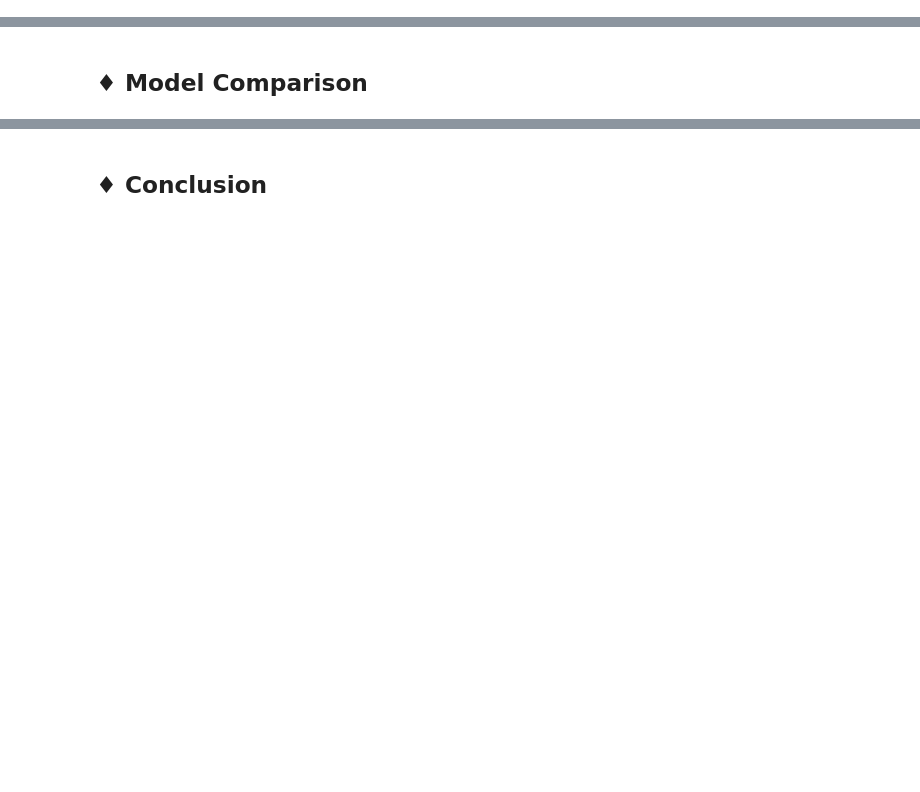
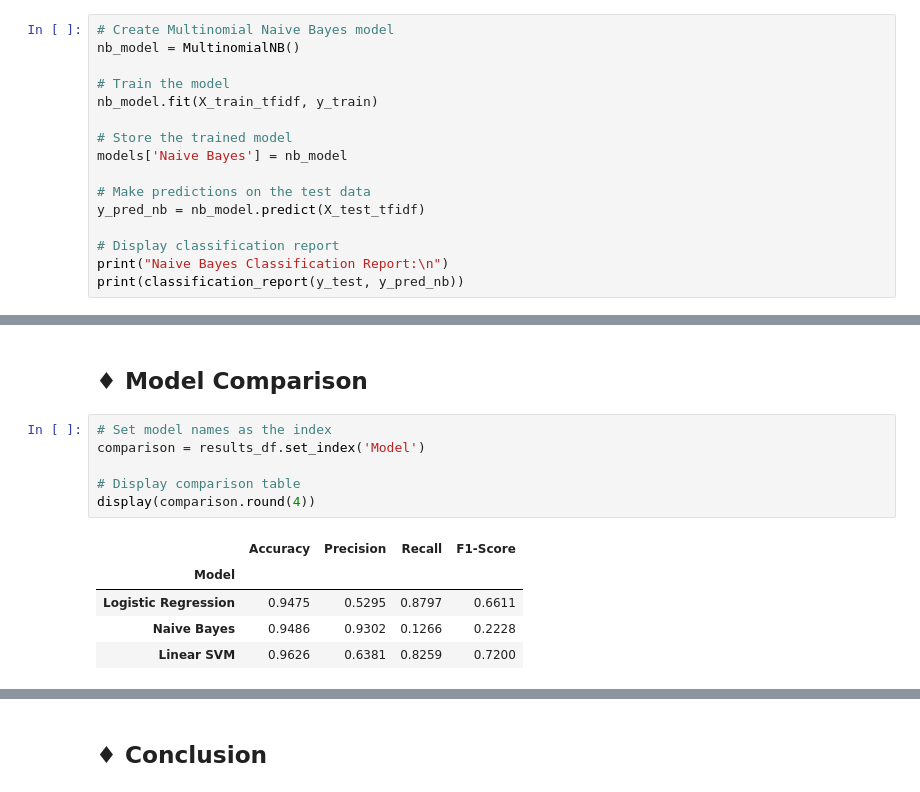
Before and after one commit to SruthiGS-Gito/Amazon-Customer-Review, a Jupyter notebook: Amazon_Consumer_Reviews.ipynb, the cells around one changed output, grey strips where cells are left out. Saved outputs shown, nothing was run; the diff lists cells and outputs as text; blank space fills up the shorter version.

```diff
--- a/Amazon_Consumer_Reviews.ipynb
+++ b/Amazon_Consumer_Reviews.ipynb
@@ -484,2 +527,18 @@ X_test_tfidf = tfidf.transform(X_test)
 # %% [markdown]
 ## ♦ Naive Bayes
+# %%
+# Create Multinomial Naive Bayes model
+nb_model = MultinomialNB()
+
+# Train the model
+nb_model.fit(X_train_tfidf, y_train)
+
+# Store the trained model
+models['Naive Bayes'] = nb_model
+
+# Make predictions on the test data
+y_pred_nb = nb_model.predict(X_test_tfidf)
+
+# Display classification report
+print("Naive Bayes Classification Report:\n")
+print(classification_report(y_test, y_pred_nb))
@@ -490,2 +674,14 @@ X_test_tfidf = tfidf.transform(X_test)
 # %% [markdown]
 ## ♦ Model Comparison
+# %%
+# Set model names as the index
+comparison = results_df.set_index('Model')
+
+# Display comparison table
+display(comparison.round(4))
+# %% [output]
+|  | Accuracy | Precision | Recall | F1-Score |
+| Model |  |  |  |  |
+| Logistic Regression | 0.9475 | 0.5295 | 0.8797 | 0.6611 |
+| Naive Bayes | 0.9486 | 0.9302 | 0.1266 | 0.2228 |
+| Linear SVM | 0.9626 | 0.6381 | 0.8259 | 0.7200 |
```
Also changed, not shown: parts of 13 cells of this notebook.
